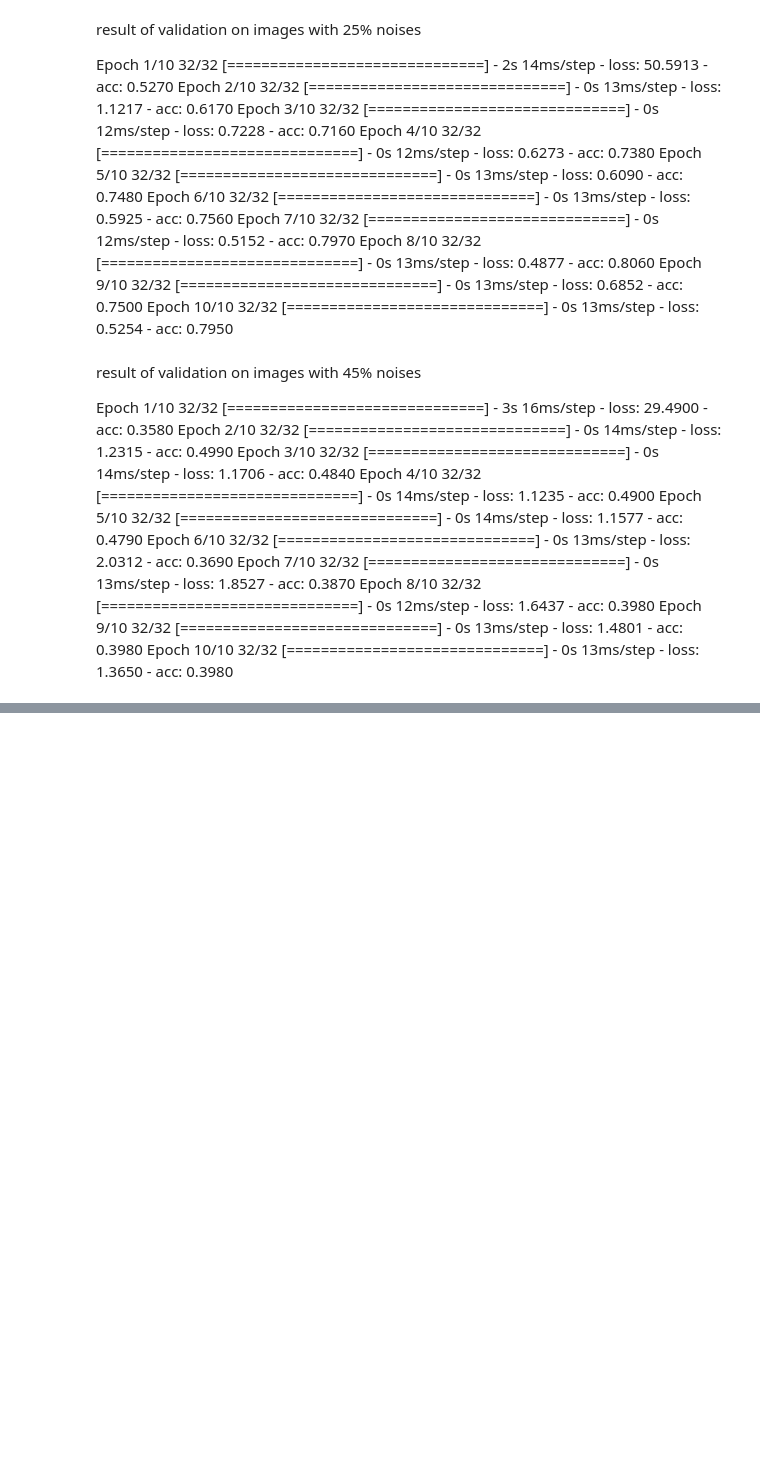
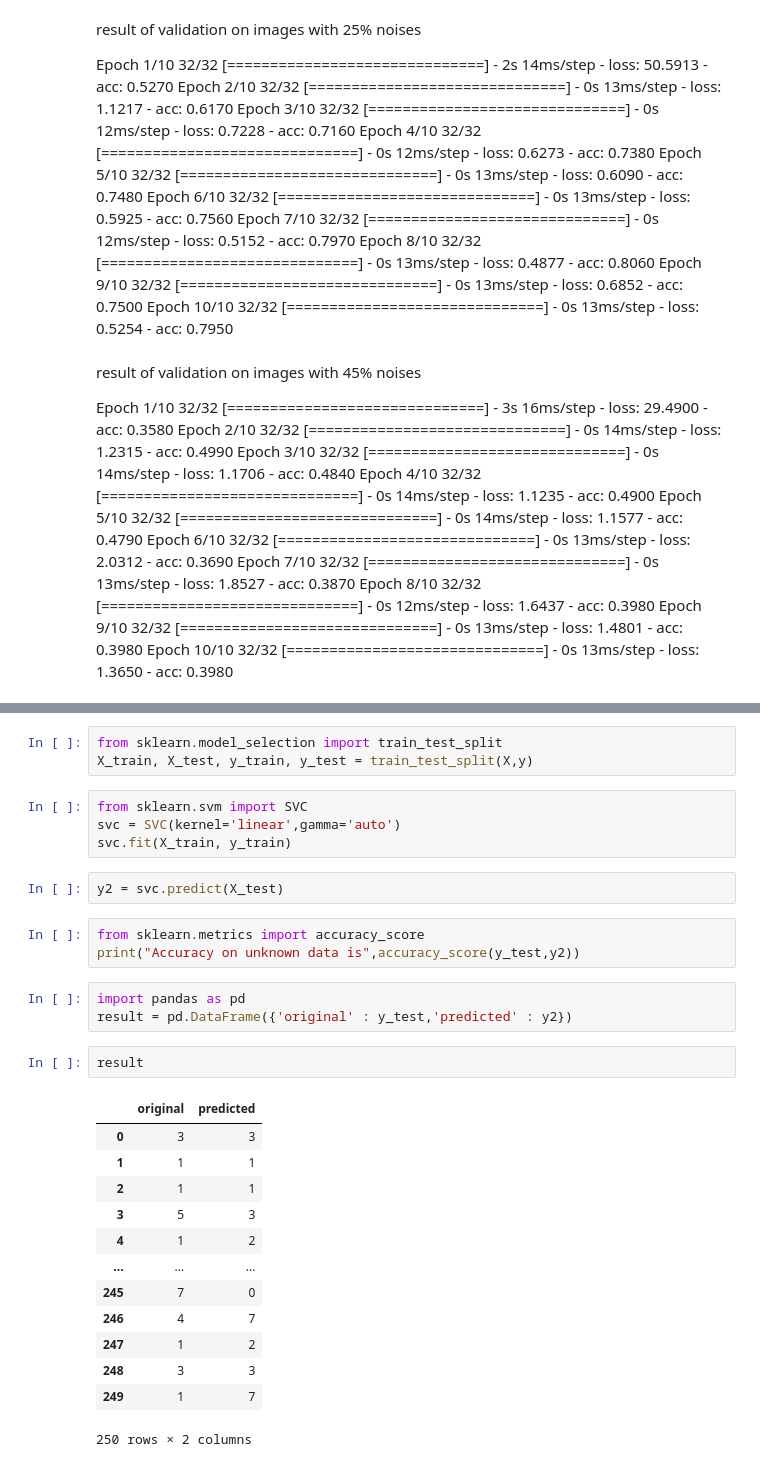
Before and after one commit to ghanbarifereshteh/singlecolorprj, a Jupyter notebook: noisysinglecolornew.ipynb, the cells around one changed output, grey strips where cells are left out. Drawn from its saved outputs; the diff is of its cells as text; blank space fills up the shorter version.

```diff
--- a/noisysinglecolornew.ipynb
+++ b/noisysinglecolornew.ipynb
@@ -360,0 +350,31 @@ plt.show()
+# %%
+from sklearn.model_selection import train_test_split
+X_train, X_test, y_train, y_test = train_test_split(X,y)
+# %%
+from sklearn.svm import SVC
+svc = SVC(kernel='linear',gamma='auto')
+svc.fit(X_train, y_train)
+# %%
+y2 = svc.predict(X_test)
+# %%
+from sklearn.metrics import accuracy_score
+print("Accuracy on unknown data is",accuracy_score(y_test,y2))
+# %%
+import pandas as pd
+result = pd.DataFrame({'original' : y_test,'predicted' : y2})
+# %%
+result
+# %% [output]
+|  | original | predicted |
+| 0 | 3 | 3 |
+| 1 | 1 | 1 |
+| 2 | 1 | 1 |
+| 3 | 5 | 3 |
+| 4 | 1 | 2 |
+| ... | ... | ... |
+| 245 | 7 | 0 |
+| 246 | 4 | 7 |
+| 247 | 1 | 2 |
+| 248 | 3 | 3 |
+| 249 | 1 | 7 |
+250 rows × 2 columns
```
Also changed, not shown: parts of 25 cells of this notebook.
